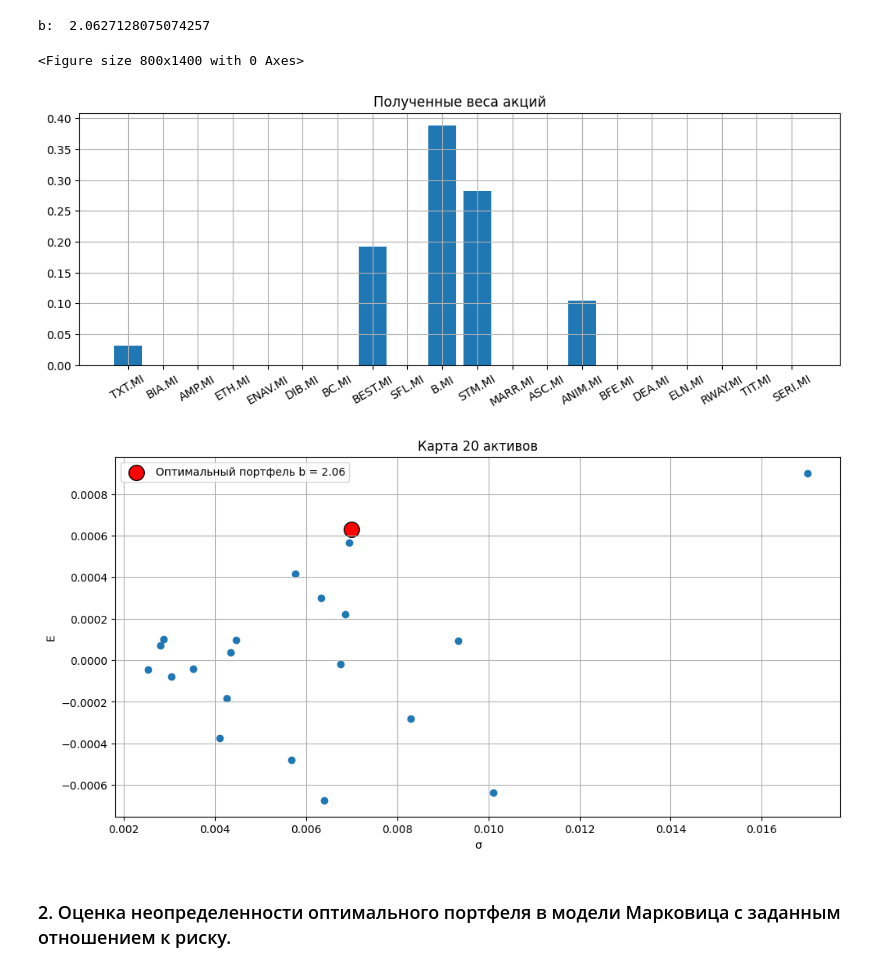
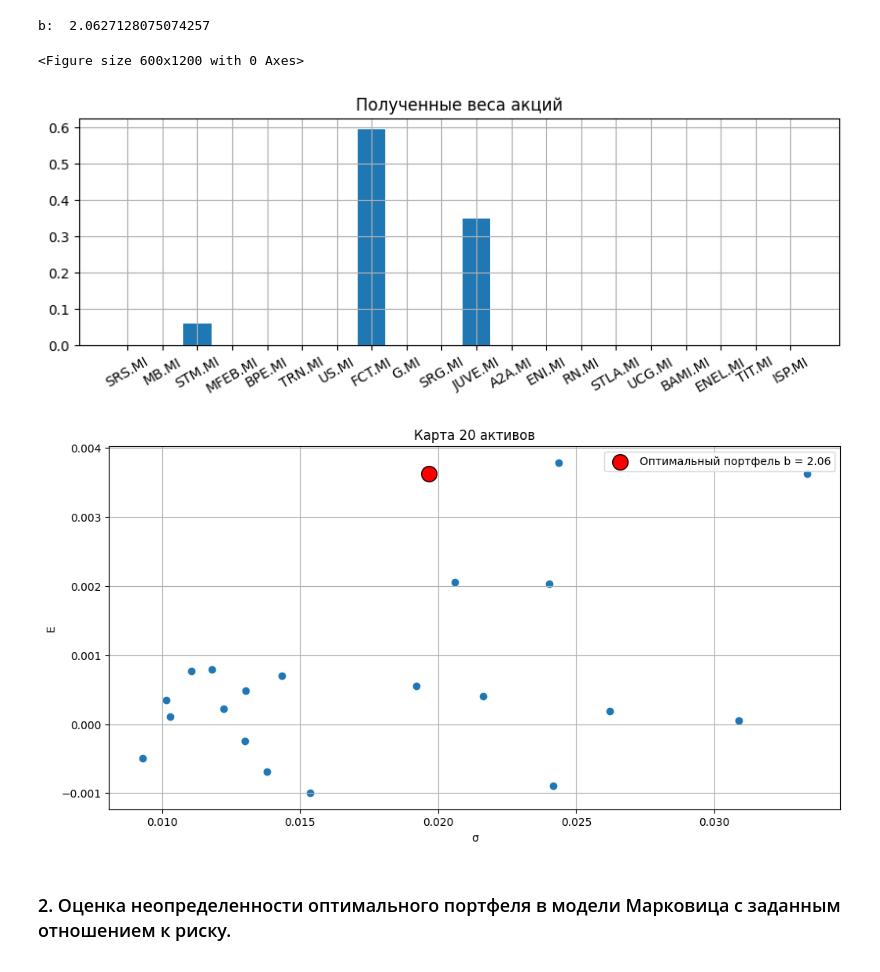
Before and after one commit to LevBugrov/financial-transaction-models, a Jupyter notebook: lab3.ipynb, the cells around one changed output. Cells and saved outputs as stored; diff of their text form; code cells hidden in the pictures.

```diff
--- a/lab3.ipynb
+++ b/lab3.ipynb
@@ -14,10 +14,12 @@ import scipy.stats as stats
 
 import pandas_datareader as pdr
 # %%
+import random
 import pickle
-with open('data.pickle', 'rb') as f:
+with open('data_20.pkl', 'rb') as f:
     data = pickle.load(f)
-ticker_list_20 = random.sample(list(data.columns), 20)
+# ticker_list_20 = random.sample(list(data.columns), 20)
+ticker_list_20 = data.columns
 data = data[ticker_list_20]
-ticker_list_20
+print(ticker_list_20)
 # %% [output]
@@ -48,8 +34,8 @@ prices = data.values
 prices = prices.transpose()
 profitability = np.empty((N, n))
 
-for i in range (20):
-  for j in range (20):
+for i in range (N):
+  for j in range (n):
     profitability[i][j] = math.log(prices[i][j+1]/prices[i][j])
 E = np.empty(N)
 vars = np.empty(N)
@@ -75,17 +61,11 @@ from scipy.optimize import minimize
 def risk_portfolio(X, cov_matrix):
     return np.sqrt(np.dot(np.dot(X, cov_matrix), X.T))
 
-def objective_function(X, mean_vec, cov_matrix, b):
+def obj_fun(X, mean_vec, cov_matrix, b):
     return (-np.dot(mean_vec, X)) + b * np.dot(np.dot(X, cov_matrix), X.T)
 
-def optimize_portfolio(mean_vec,
-                       cov_matrix,
-                       b,
-                       bounds,
-                       objective_function=objective_function,
-                       cvxopt=False):
+def optimize_portfolio(mean_vec, cov_matrix, b, bounds, obj_fun=obj_fun, cvxopt=False):
     if cvxopt:
-        r_avg = matrix(mean_vec)
         sigma = matrix(b*cov_matrix)
         n = mean_vec.shape[0]
         P = sigma
@@ -110,7 +90,7 @@ def optimize_portfolio(mean_vec,
         constraints.append({'type': 'eq',
                             'fun': lambda X: np.sum(X) - 1.0})
 
-        return minimize(objective_function, X,
+        return minimize(obj_fun, X,
                         args=(mean_vec, cov_matrix, b), method='SLSQP',
                         constraints=constraints,
                         bounds=bounds).x
@@ -144,21 +124,21 @@ b:  2.0627128075074257
 # %%
 X = optimize_portfolio(E, cov_matrix, b, bounds=((0, 1),))
 # %%
-def plot_weights_histogram(weights, ticker_list, name):
-    plt.figure(figsize=(8, 14))
+def plot_weights_histogram(weights, ticker_list, name, size = (10,3)):
+    plt.figure(figsize=(6,12))
     x = ticker_list
     y = weights
-    fig, ax = plt.subplots(figsize=(12, 4))
+    fig, ax = plt.subplots(figsize=size)
     plt.title(name)
     plt.grid()
     ax.bar(x, y)
     plt.xticks(rotation=30)
     plt.show()
 
 plot_weights_histogram(X, ticker_list_20, name="Полученные веса акций")
 # %% [output]
-<Figure size 800x1400 with 0 Axes>
+<Figure size 600x1200 with 0 Axes>
-[figure, old version]
+[figure, new version]
 # %%
 plt.figure(figsize=(12, 6))
 plt.xlabel('σ')
@@ -171,7 +151,7 @@ plt.legend()
 
 plt.show()
 # %% [output]
-[figure, old version]
+[figure, new version]
 # %% [markdown]
 ### 2. Оценка неопределенности оптимального портфеля в модели Марковица с заданным отношением к риску.
 # %% [markdown]
```
Also changed, not shown: parts of 32 cells of this notebook, 1 other file.
